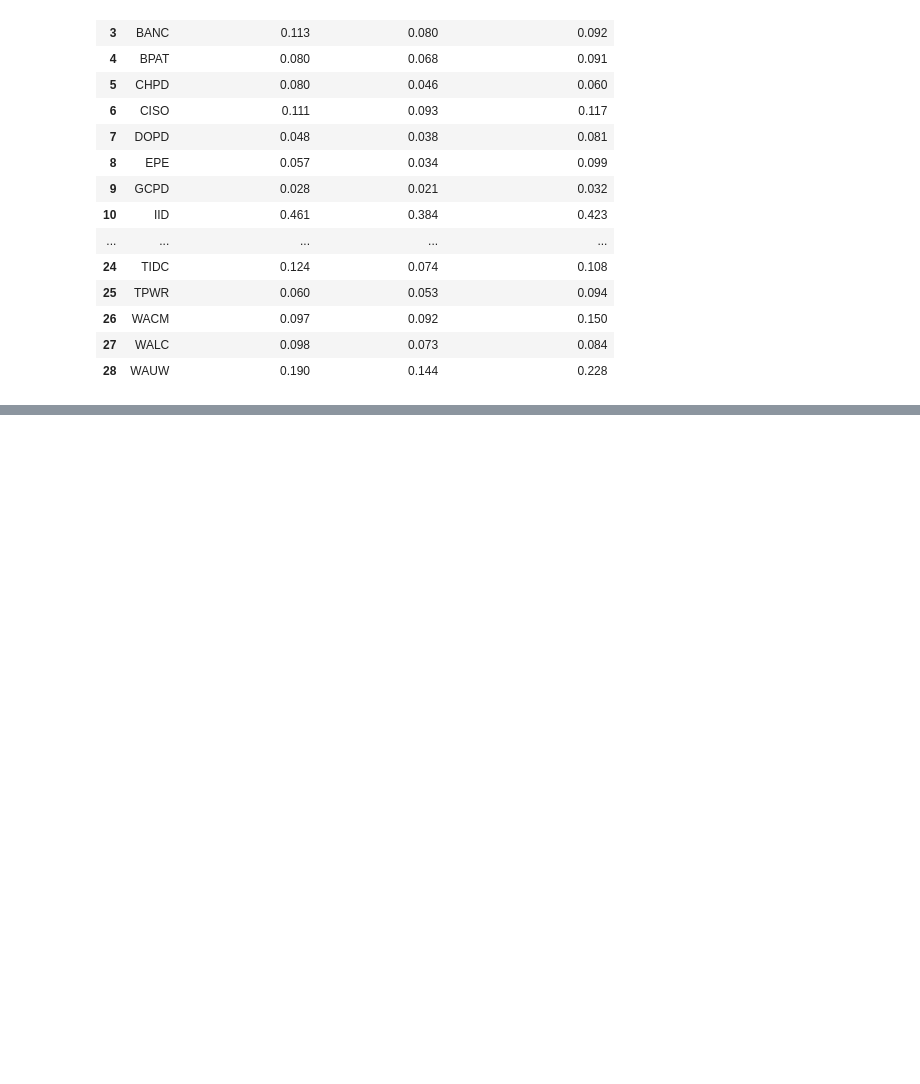
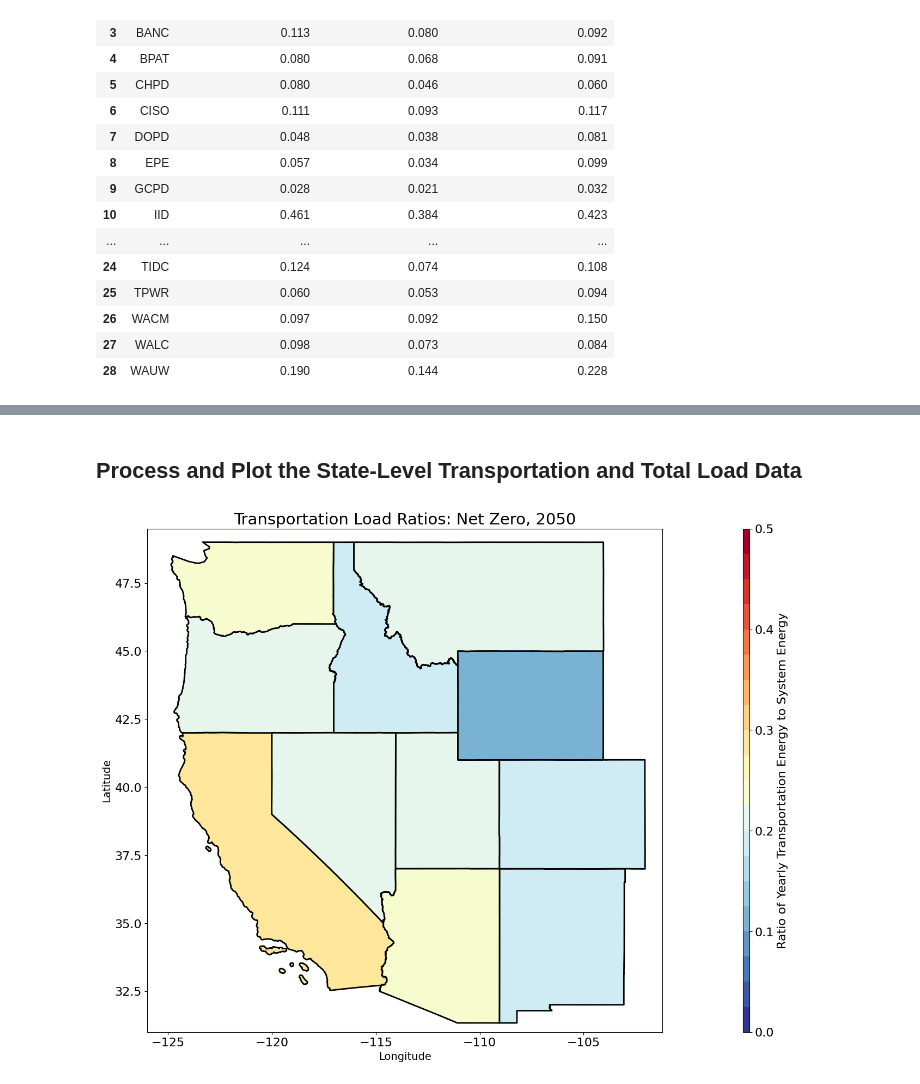
Before and after one commit to GODEEEP/load_analysis, a Jupyter notebook: notebooks/transportation_paper_figures.ipynb, the cells around one changed output, grey strips where cells are left out. Drawn from its saved outputs; the diff is of its cells as text; code cells hidden in the pictures; blank space fills up the shorter version.

```diff
--- a/notebooks/transportation_paper_figures.ipynb
+++ b/notebooks/transportation_paper_figures.ipynb
@@ -12,5 +15,7 @@ import matplotlib.pyplot as plt
 # %%
 # Identify the top-level directory and the subdirectory where the data will be stored:
 ba_data_input_dir =  '/Users/burl878/Documents/IMMM/GODEEP/Data/Merged_BA_Loads/'
+tell_data_input_dir =  '/Users/burl878/Documents/IMMM/GODEEP/Data/TELL/Production_Runs/tell_data/outputs/tell_output/'
+metadata_input_dir =  '/Users/burl878/Documents/IMMM/GODEEP/Data/state_shapefiles/'
 image_output_dir =  '/Users/burl878/Documents/Papers/2023_Acharya_et_al/Figures/'
 # %% [markdown]
@@ -129,0 +133,2 @@ plot_load_ratios(scenario_to_plot = 'BAU_Climate',
+# %% [markdown]
+## Process and Plot the State-Level Transportation and Total Load Data
@@ -129,0 +189,11 @@ plot_load_ratios(scenario_to_plot = 'BAU_Climate',
+# %%
+# Make the plot for a given year and scenario:
+plot_state_loads(scenario_to_plot = 'NetZeroNoCCS_Climate',
+                 year_to_plot = '2050',
+                 tell_data_input_dir = tell_data_input_dir,
+                 metadata_input_dir = metadata_input_dir,
+                 image_output_dir = image_output_dir,
+                 image_resolution = 300,
+                 save_images = True)
+# %% [output]
+[figure, added]
```
Also changed, not shown: parts of 6 cells of this notebook.
